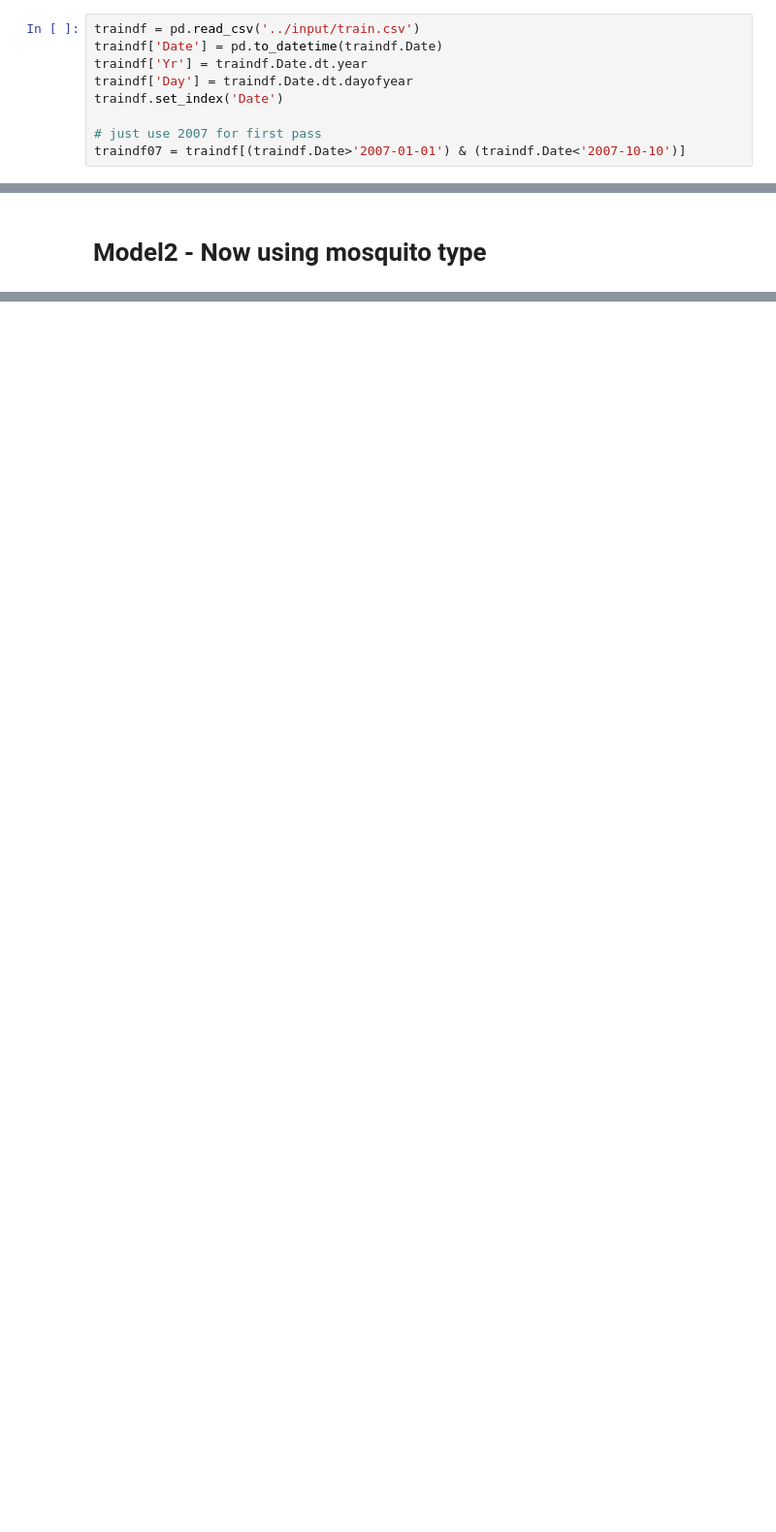
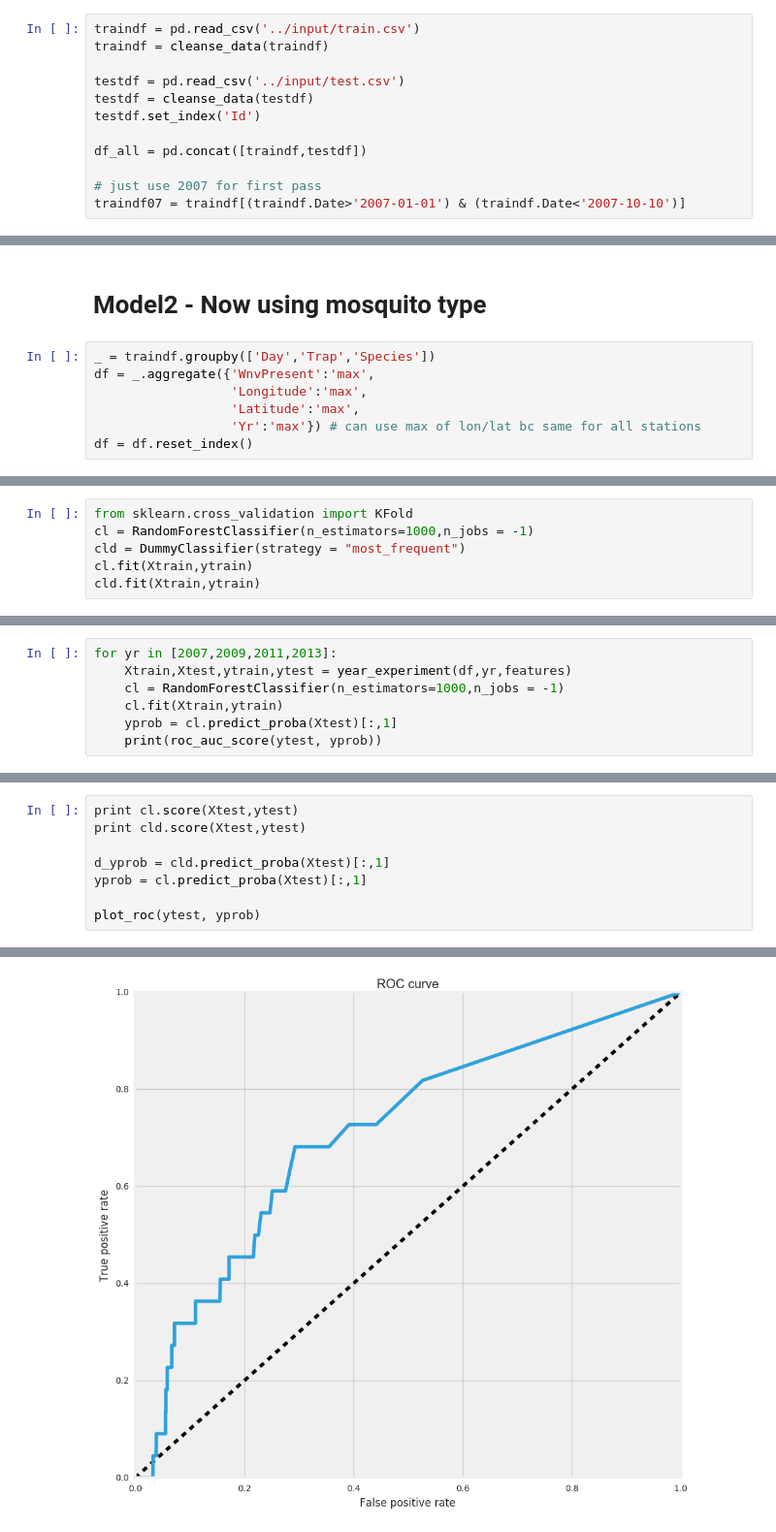
Before and after one commit to scottcode/west-nile-virus-prediction, a Jupyter notebook: src/01_data_exploration.ipynb, the cells around one changed output, grey strips where cells are left out. Shown at 97% size. Cells and saved outputs as stored; diff of their text form; blank space fills up the shorter version.

```diff
--- a/src/01_data_exploration.ipynb
+++ b/src/01_data_exploration.ipynb
@@ -10,9 +39,12 @@ import seaborn as sns
 # %%
 traindf = pd.read_csv('../input/train.csv')
-traindf['Date'] = pd.to_datetime(traindf.Date)
-traindf['Yr'] = traindf.Date.dt.year
-traindf['Day'] = traindf.Date.dt.dayofyear
-traindf.set_index('Date')
+traindf = cleanse_data(traindf)
+
+testdf = pd.read_csv('../input/test.csv')
+testdf = cleanse_data(testdf)
+testdf.set_index('Id')
+
+df_all = pd.concat([traindf,testdf])
 
 # just use 2007 for first pass
 traindf07 = traindf[(traindf.Date>'2007-01-01') & (traindf.Date<'2007-10-10')]
@@ -160,2 +184,9 @@ traindf.shape
 # %% [markdown]
 # Model2 - Now using mosquito type
+# %%
+_ = traindf.groupby(['Day','Trap','Species'])
+df = _.aggregate({'WnvPresent':'max',
+                  'Longitude':'max',
+                  'Latitude':'max',
+                  'Yr':'max'}) # can use max of lon/lat bc same for all stations
+df = df.reset_index()
@@ -161,0 +227,6 @@ traindf.shape
+# %%
+from sklearn.cross_validation import KFold
+cl = RandomForestClassifier(n_estimators=1000,n_jobs = -1)
+cld = DummyClassifier(strategy = "most_frequent")
+cl.fit(Xtrain,ytrain)
+cld.fit(Xtrain,ytrain)
@@ -161,0 +245,7 @@ traindf.shape
+# %%
+for yr in [2007,2009,2011,2013]:
+    Xtrain,Xtest,ytrain,ytest = year_experiment(df,yr,features)
+    cl = RandomForestClassifier(n_estimators=1000,n_jobs = -1)
+    cl.fit(Xtrain,ytrain)
+    yprob = cl.predict_proba(Xtest)[:,1]
+    print(roc_auc_score(ytest, yprob))
@@ -161,0 +257,9 @@ traindf.shape
+# %%
+print cl.score(Xtest,ytest)
+print cld.score(Xtest,ytest)
+
+d_yprob = cld.predict_proba(Xtest)[:,1]
+yprob = cl.predict_proba(Xtest)[:,1]
+
+plot_roc(ytest, yprob)
+# %% [output]
@@ -161,0 +269 @@ traindf.shape
+[figure, added]
```
Also changed, not shown: parts of 19 cells of this notebook, 3 other files.
